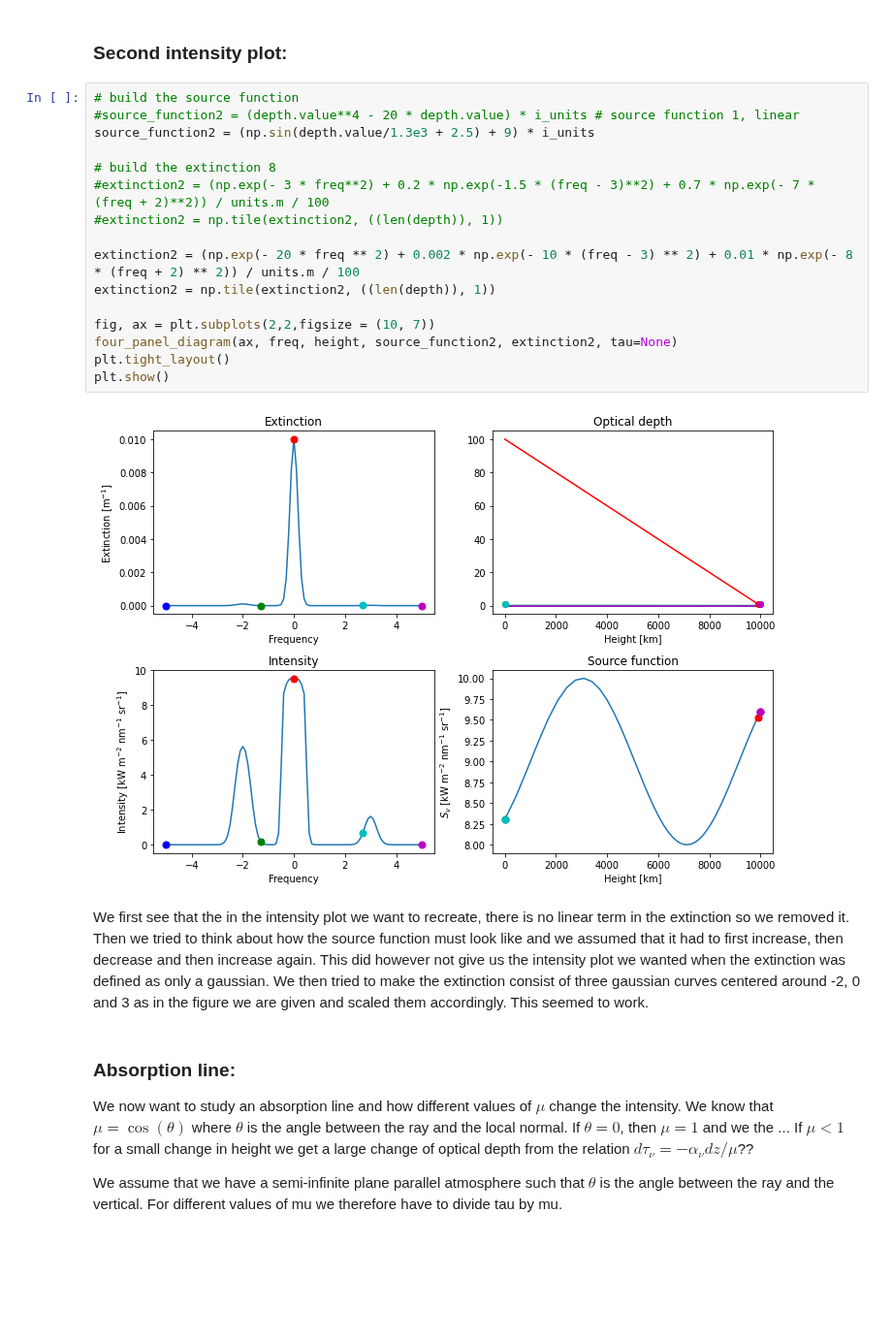
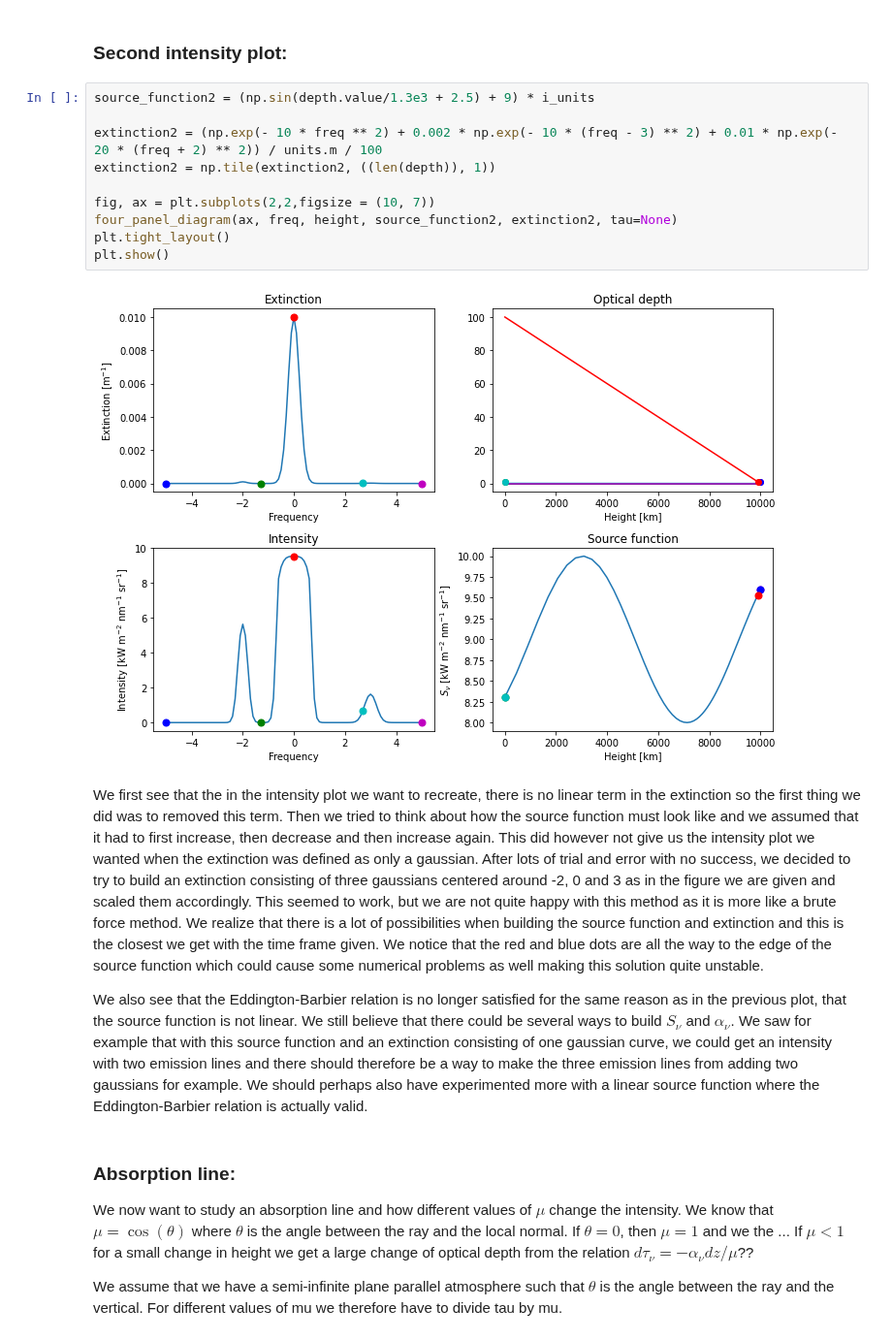
Before and after one commit to Rachelstiansen/AST4310, a Jupyter notebook: project work/project1/project1_student.ipynb, the cells around one changed output. Shown at 97% size. Saved outputs shown, nothing was run; the diff lists cells and outputs as text; blank space fills up the shorter version.

```diff
--- a/project work/project1/project1_student.ipynb
+++ b/project work/project1/project1_student.ipynb
@@ -156,25 +156,22 @@ In the process of tweaking the parameters we found that changing one parameter a
 # %% [markdown]
 ### Second intensity plot:
 # %%
-# build the source function
-#source_function2 = (depth.value**4 - 20 * depth.value) * i_units # source function 1, linear
 source_function2 = (np.sin(depth.value/1.3e3 + 2.5) + 9) * i_units
 
-# build the extinction 8
-#extinction2 = (np.exp(- 3 * freq**2) + 0.2 * np.exp(-1.5 * (freq - 3)**2) + 0.7 * np.exp(- 7 * (freq + 2)**2)) / units.m / 100
-#extinction2 = np.tile(extinction2, ((len(depth)), 1))
-
-extinction2 = (np.exp(- 20 * freq ** 2) + 0.002 * np.exp(- 10 * (freq - 3) ** 2) + 0.01 * np.exp(- 8 * (freq + 2) ** 2)) / units.m / 100
+extinction2 = (np.exp(- 10 * freq ** 2) + 0.002 * np.exp(- 10 * (freq - 3) ** 2) + 0.01 * np.exp(- 20 * (freq + 2) ** 2)) / units.m / 100
 extinction2 = np.tile(extinction2, ((len(depth)), 1))
 
 fig, ax = plt.subplots(2,2,figsize = (10, 7))
 four_panel_diagram(ax, freq, height, source_function2, extinction2, tau=None)
 plt.tight_layout()
 plt.show()
 # %% [output]
-[figure, old version]
+[figure, new version]
 # %% [markdown]
-We first see that the in the intensity plot we want to recreate, there is no linear term in the extinction so we removed it. Then we tried to think about how the source function must look like and we assumed that it had to first increase, then decrease and then increase again. This did however not give us the intensity plot we wanted when the extinction was defined as only a gaussian. We then tried to make the extinction consist of three gaussian curves centered around -2, 0 and 3 as in the figure we are given and scaled them accordingly. This seemed to work.
+We first see that the in the intensity plot we want to recreate, there is no linear term in the extinction so the first thing we did was to removed this term. Then we tried to think about how the source function must look like and we assumed that it had to first increase, then decrease and then increase again. This did however not give us the intensity plot we wanted when the extinction was defined as only a gaussian. After lots of trial and error with no success, we decided to try to build an extinction consisting of three gaussians
+centered around -2, 0 and 3 as in the figure we are given and scaled them accordingly. This seemed to work, but we are not quite happy with this method as it is more like a brute force method. We realize that there is a lot of possibilities when building the source function and extinction and this is the closest we get with the time frame given. We notice that the red and blue dots are all the way to the edge of the source function which could cause some numerical problems as well making this solution quite unstable.
+
+We also see that the Eddington-Barbier relation is no longer satisfied for the same reason as in the previous plot, that the source function is not linear. We still believe that there could be several ways to build $S_{\nu}$ and $\alpha_{\nu}$. We saw for example that with this source function and an extinction consisting of one gaussian curve, we could get an intensity with two emission lines and there should therefore be a way to make the three emission lines from adding two gaussians for example. We should perhaps also have experimented more with a linear source function where the Eddington-Barbier relation is actually valid.
 # %% [markdown]
 ### Absorption line:
 We now want to study an absorption line and how different values of $\mu$ change the intensity. We know that $\mu = \cos(\theta)$ where $\theta$ is the angle between the ray and the local normal. If $\theta = 0$, then $\mu = 1$ and we the ... If $\mu < 1$ for a small change in height we get a large change of optical depth from the relation $d \tau_{\nu} = - \alpha_{\nu} dz / \mu$??
```
Also changed, not shown: parts of 4 cells of this notebook.
